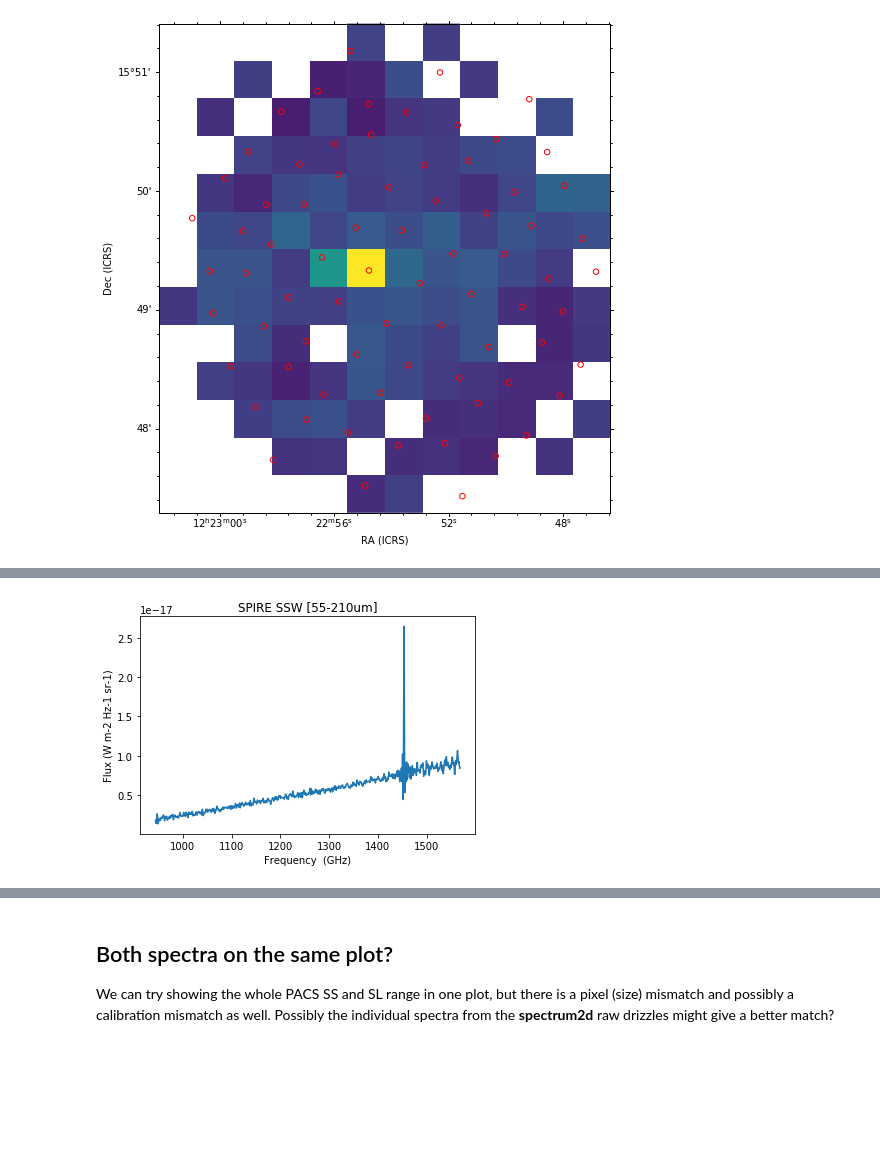
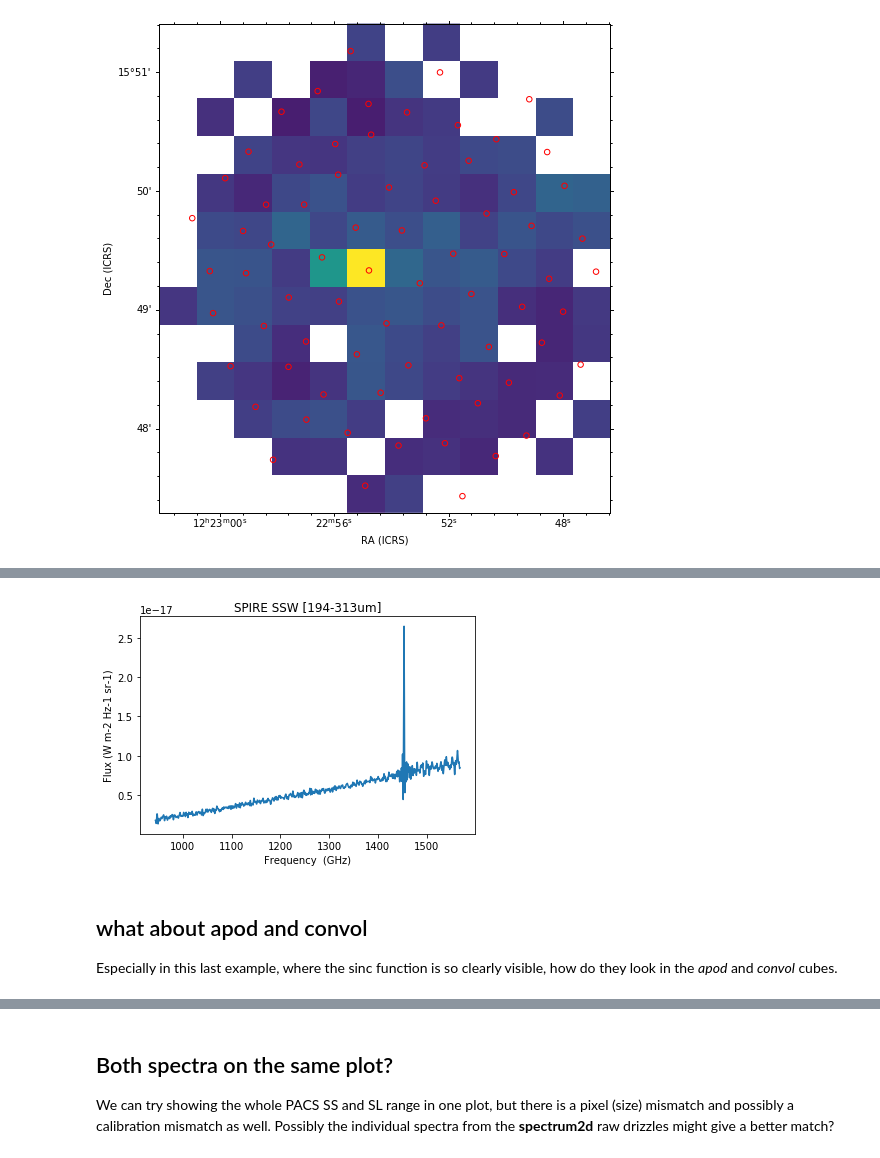
Before and after one commit to teuben/herplot, a Jupyter notebook: ngc4321.ipynb, the cells around one changed output, grey strips where cells are left out. Cells and saved outputs as stored; diff of their text form; code cells hidden in the pictures; blank space fills up the shorter version.

```diff
--- a/ngc4321.ipynb
+++ b/ngc4321.ipynb
@@ -249,12 +249,16 @@ plt.xlim(1600,1800);
 # %%
 xpos = 5
 ypos = 6
 sp2 = d2[:,ypos,xpos]
 ch2 = np.arange(len(sp2))
 ch2 = (ch2+1-h2['CRPIX3'])*h2['CDELT3'] + h2['CRVAL3']
 plt.plot(ch2,sp2)
 plt.xlabel("%s  (%s)" %  (h2['CTYPE3'],h2['CUNIT3']))
 plt.ylabel("Flux (%s)" % h2['BUNIT'])
-plt.title("SPIRE SSW [55-210um]");
+plt.title("SPIRE SSW [194-313um]");
 # %% [output]
-[figure, old version]
+[figure, new version]
+# %% [markdown]
+## what about apod and convol
+
+Especially in this last example, where the sinc function is so clearly visible, how do they look in the _apod_ and _convol_ cubes.
```
Also changed, not shown: parts of 10 cells of this notebook.
